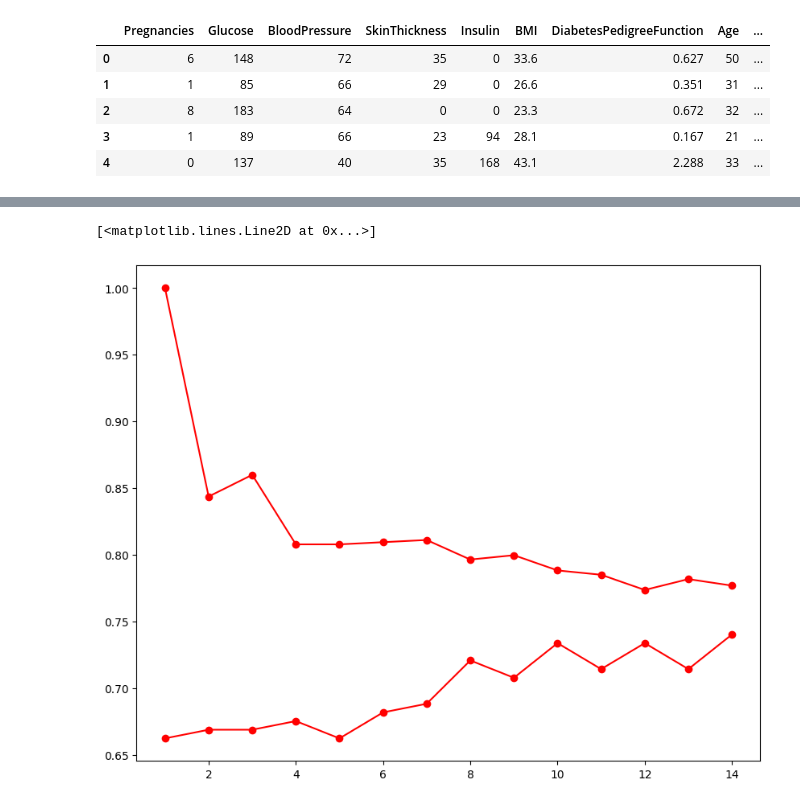
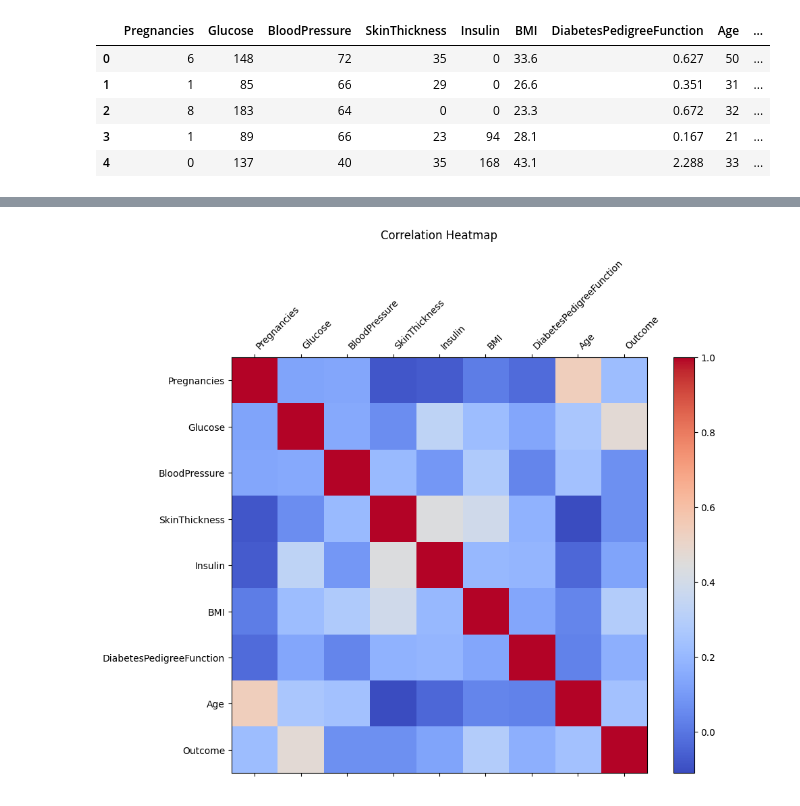
Before and after one commit to themohitnair/MLLab, a Jupyter notebook: p7/notebook.ipynb, the cells around one changed output, grey strips where cells are left out. Drawn from its saved outputs; the diff is of its cells as text; code cells hidden in the pictures.

```diff
--- a/p7/notebook.ipynb
+++ b/p7/notebook.ipynb
@@ -103 +29,16 @@ scaled_df.head()
+# %%
+correlation = df.corr().round(2)
+fig, ax = plt.subplots(figsize=(10, 8))
+cax = ax.matshow(correlation, cmap='coolwarm')
+fig.colorbar(cax)
+
+ticks = np.arange(len(correlation.columns))
+ax.set_xticks(ticks)
+ax.set_yticks(ticks)
+ax.set_xticklabels(correlation.columns, rotation=45, ha='left')
+ax.set_yticklabels(correlation.columns)
+plt.title("Correlation Heatmap", pad=20)
+plt.show()
+# %% [output]
+[figure, added]
 # %%
@@ -120,7 +54,0 @@ for i in range(1,15):
-# %%
-plt.figure(figsize=(10, 8))
-plt.plot(list(range(1, 15)), test_scores, color="red", marker="o")
-plt.plot(list(range(1, 15)), train_scores, color="red", marker="o")
-# %% [output]
-[<matplotlib.lines.Line2D at 0x...>]
-[figure, removed]
```
Also changed, not shown: parts of 20 cells of this notebook, 1 other file.
